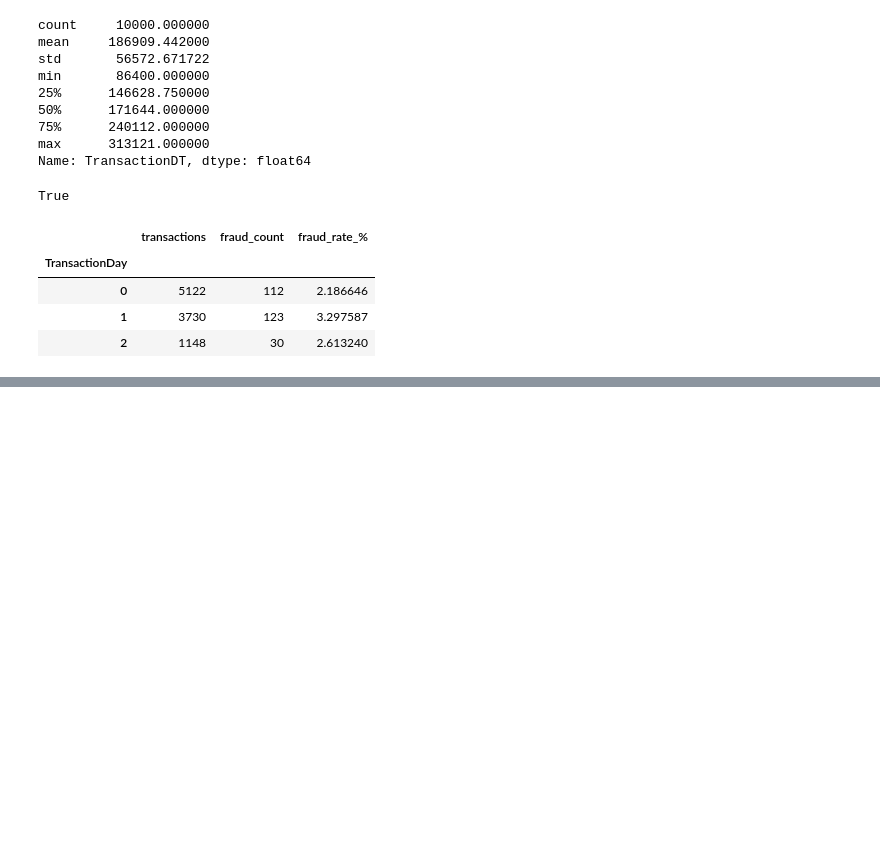
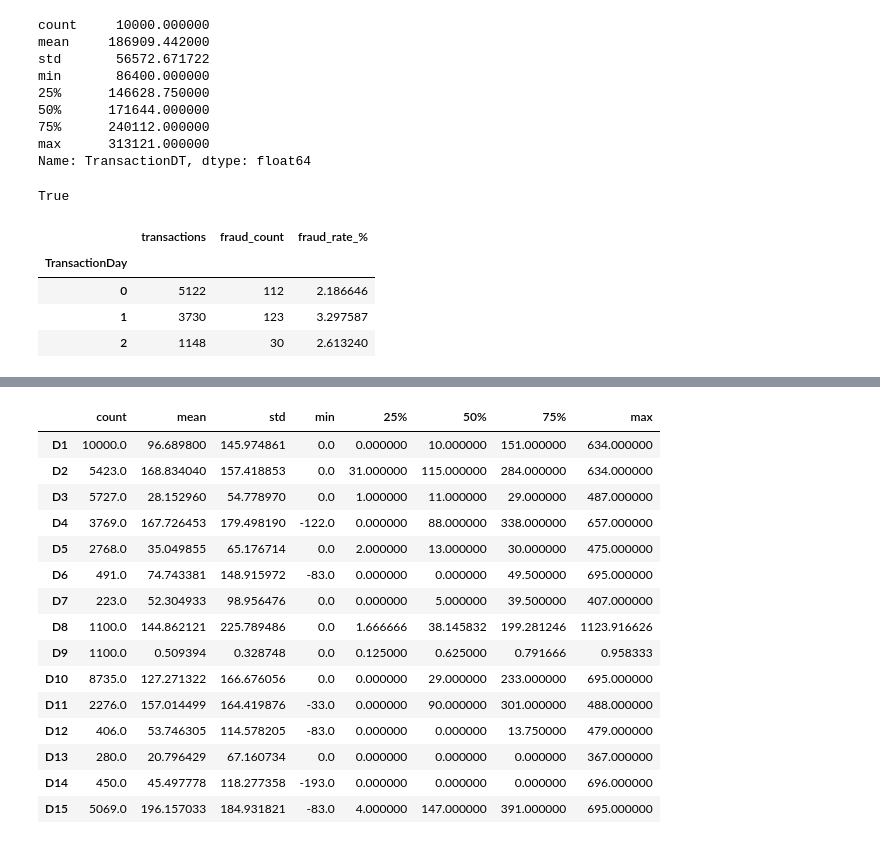
Before and after one commit to nileshkatuwal/fraud-detection-risk-scoring, a Jupyter notebook: notebooks/01_data_understanding.ipynb, the cells around one changed output, grey strips where cells are left out. Cells and saved outputs as stored; diff of their text form; code cells hidden in the pictures; blank space fills up the shorter version.

```diff
--- a/notebooks/01_data_understanding.ipynb
+++ b/notebooks/01_data_understanding.ipynb
@@ -712,3 +643,13 @@ train_sample.drop(
     columns="TransactionDay",
     inplace=True
 )
+# %%
+feature_groups = {
+    "C": [col for col in train_sample.columns if col.startswith("C")],
+    "D": [col for col in train_sample.columns if col.startswith("D")],
+    "M": [col for col in train_sample.columns if col.startswith("M")],
+    "V": [col for col in train_sample.columns if col.startswith("V")]
+}
+
+for group, columns in feature_groups.items():
+    print(f"{group}: {len(columns)} columns")
@@ -714,0 +792,19 @@ train_sample.drop(
+# %%
+train_sample[feature_groups["D"]].describe().T
+# %% [output]
+|  | count | mean | std | min | 25% | 50% | 75% | max |
+| D1 | 10000.0 | 96.689800 | 145.974861 | 0.0 | 0.000000 | 10.000000 | 151.000000 | 634.000000 |
+| D2 | 5423.0 | 168.834040 | 157.418853 | 0.0 | 31.000000 | 115.000000 | 284.000000 | 634.000000 |
+| D3 | 5727.0 | 28.152960 | 54.778970 | 0.0 | 1.000000 | 11.000000 | 29.000000 | 487.000000 |
+| D4 | 3769.0 | 167.726453 | 179.498190 | -122.0 | 0.000000 | 88.000000 | 338.000000 | 657.000000 |
+| D5 | 2768.0 | 35.049855 | 65.176714 | 0.0 | 2.000000 | 13.000000 | 30.000000 | 475.000000 |
+| D6 | 491.0 | 74.743381 | 148.915972 | -83.0 | 0.000000 | 0.000000 | 49.500000 | 695.000000 |
+| D7 | 223.0 | 52.304933 | 98.956476 | 0.0 | 0.000000 | 5.000000 | 39.500000 | 407.000000 |
+| D8 | 1100.0 | 144.862121 | 225.789486 | 0.0 | 1.666666 | 38.145832 | 199.281246 | 1123.916626 |
+| D9 | 1100.0 | 0.509394 | 0.328748 | 0.0 | 0.125000 | 0.625000 | 0.791666 | 0.958333 |
+| D10 | 8735.0 | 127.271322 | 166.676056 | 0.0 | 0.000000 | 29.000000 | 233.000000 | 695.000000 |
+| D11 | 2276.0 | 157.014499 | 164.419876 | -33.0 | 0.000000 | 90.000000 | 301.000000 | 488.000000 |
+| D12 | 406.0 | 53.746305 | 114.578205 | -83.0 | 0.000000 | 0.000000 | 13.750000 | 479.000000 |
+| D13 | 280.0 | 20.796429 | 67.160734 | 0.0 | 0.000000 | 0.000000 | 0.000000 | 367.000000 |
+| D14 | 450.0 | 45.497778 | 118.277358 | -193.0 | 0.000000 | 0.000000 | 0.000000 | 696.000000 |
+| D15 | 5069.0 | 196.157033 | 184.931821 | -83.0 | 4.000000 | 147.000000 | 391.000000 | 695.000000 |
```
Also changed, not shown: parts of 30 cells of this notebook.
